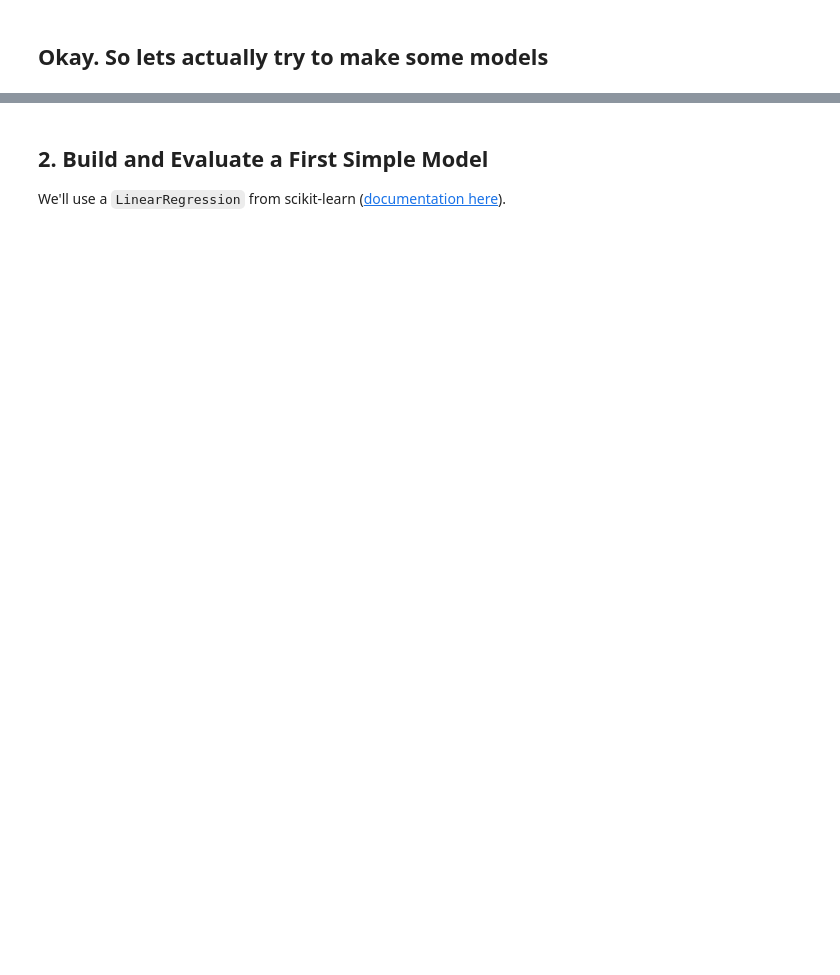
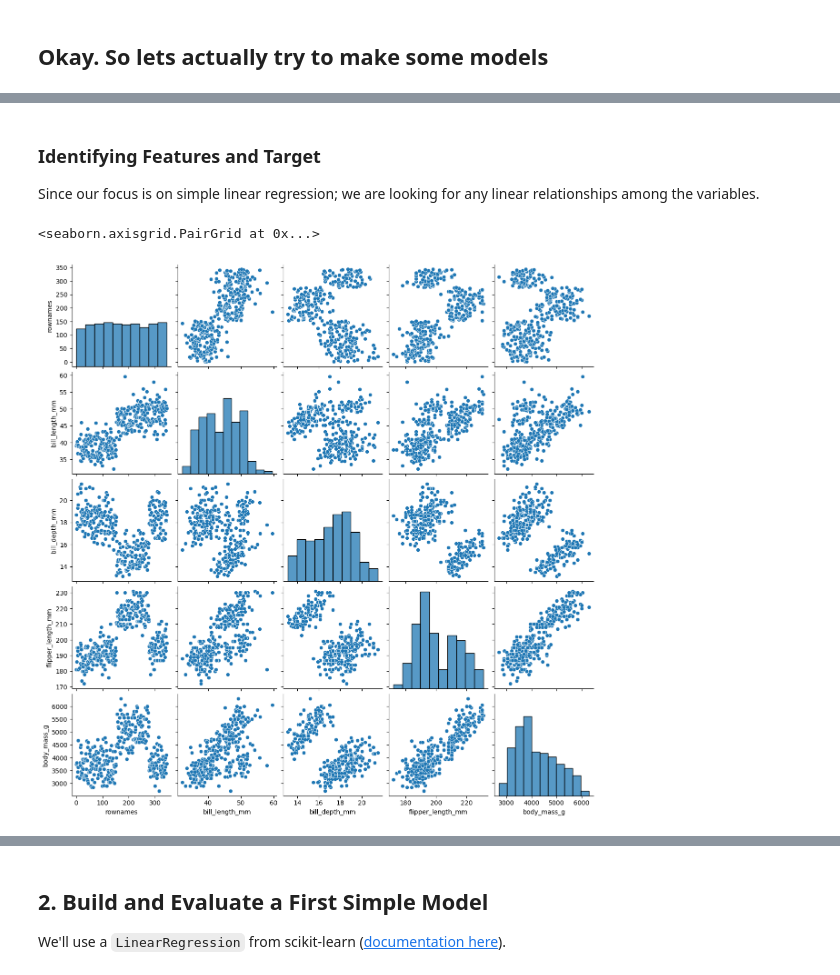
Before and after one commit to lex-devlin-til/dsny-data-science, a Jupyter notebook: Linear-Regression.ipynb, the cells around one changed output, grey strips where cells are left out. Cells and saved outputs as stored; diff of their text form; code cells hidden in the pictures; blank space fills up the shorter version.

Commit message:
penguins

```diff
--- a/Linear-Regression.ipynb
+++ b/Linear-Regression.ipynb
@@ -159,0 +207,6 @@ X
+# %%
+penguins = pd.read_csv(r"Data\penguins.csv")
+
+
+# Examine first 5 rows of dataset
+penguins.head()
@@ -159,0 +220,14 @@ X
+# %%
+# minor clean
+
+penguins = penguins.dropna()
+# %% [markdown]
+### Identifying Features and Target
+
+Since our focus is on simple linear regression; we are looking for any linear relationships among the variables.
+# %%
+# Create pairwise scatterplots of data set
+sns.pairplot(penguins)
+# %% [output]
+<seaborn.axisgrid.PairGrid at 0x...>
+[figure, added]
```
Also changed, not shown: parts of 43 cells of this notebook, 1 other file.
